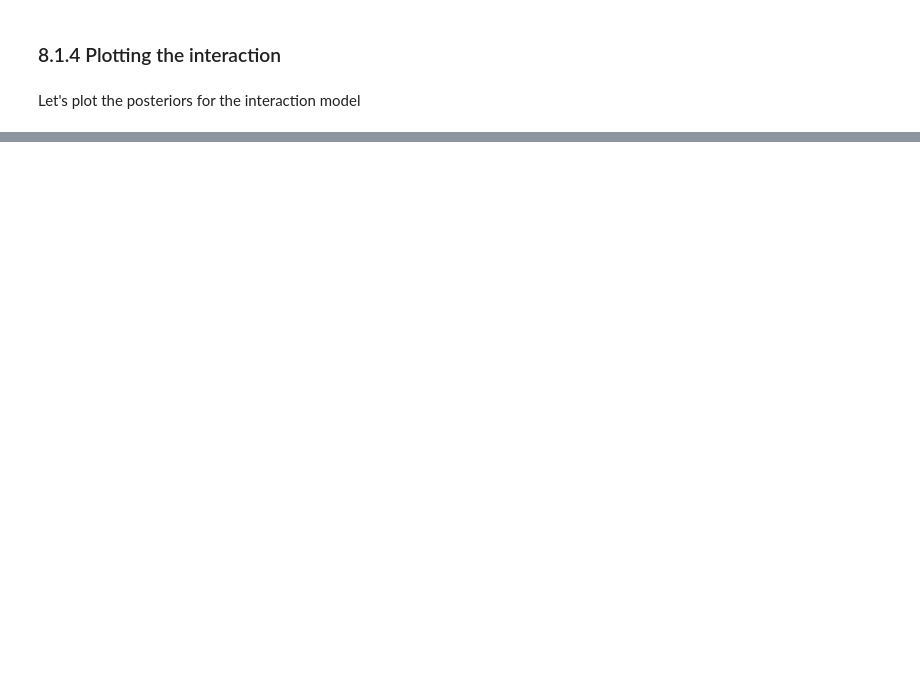
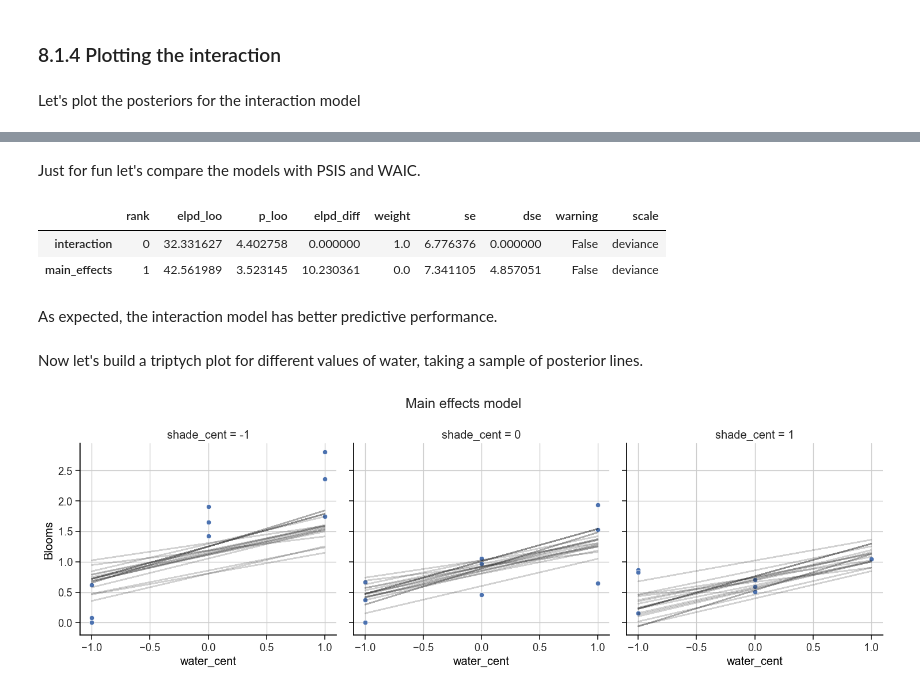
Before and after one commit to chris-leonard/statistical-rethinking, a Jupyter notebook: notes/chapter_8.ipynb, the cells around one changed output, grey strips where cells are left out. Saved outputs shown, nothing was run; the diff lists cells and outputs as text; code cells hidden in the pictures; blank space fills up the shorter version.

```diff
--- a/notes/chapter_8.ipynb
+++ b/notes/chapter_8.ipynb
@@ -35,6 +35,7 @@ KLINE_FILE = "kline.csv"
 REEDFROGS_FILE = "reedfrogs.csv"
 CARS_FILE = "cars.csv"
 RUGGED_FILE = "rugged.csv"
+TULIPS_FILE = "tulips.csv"
 
 RANDOM_SEED = 42
 # %% [markdown]
@@ -578,0 +766,30 @@ ax.legend(title="Continent");
+# %%
+coords = {
+    "obs": tulips.index,
+}
+with pm.Model(coords_mutable=coords) as m8_4:
+    # data
+    water_cent = pm.MutableData("water_cent", tulips.water_cent, dims="obs")
+    shade_cent = pm.MutableData("shade_cent", tulips.shade_cent, dims="obs")
+
+    # priors
+    alpha = pm.Normal("alpha", mu=0.5, sigma=0.25)
+    beta_w = pm.Normal("beta_w", mu=0, sigma=0.25)
+    beta_s = pm.Normal("beta_s", mu=0, sigma=0.25)
+    sigma = pm.Exponential("sigma", lam=1)
+
+    # model
+    mu = pm.Deterministic(
+        "mu", alpha + beta_w * water_cent + beta_s * shade_cent, dims="obs"
+    )
+
+    # likelihood
+    blooms_std = pm.Normal(
+        "blooms_std", mu=mu, sigma=sigma, observed=tulips.blooms_std, dims="obs"
+    )
+
+    # inference
+    trace_8_4 = pm.sample(
+        random_seed=RANDOM_SEED,
+        idata_kwargs={"log_likelihood": True},
+    )
@@ -578,0 +875,19 @@ ax.legend(title="Continent");
+# %% [markdown]
+Just for fun let's compare the models with PSIS and WAIC.
+# %%
+az.compare(
+    {
+        "main_effects": trace_8_4,
+        "interaction": trace_8_5,
+    },
+    ic="loo",
+    scale="deviance",
+)
+# %% [output]
+|  | rank | elpd_loo | p_loo | elpd_diff | weight | se | dse | warning | scale |
+| interaction | 0 | 32.331627 | 4.402758 | 0.000000 | 1.0 | 6.776376 | 0.000000 | False | deviance |
+| main_effects | 1 | 42.561989 | 3.523145 | 10.230361 | 0.0 | 7.341105 | 4.857051 | False | deviance |
+# %% [markdown]
+As expected, the interaction model has better predictive performance.
+# %% [markdown]
+Now let's build a triptych plot for different values of water, taking a sample of posterior lines.
@@ -578,0 +939,11 @@ ax.legend(title="Continent");
+# %%
+# main effects model
+plot_tulips_posterior_samples_triptych(
+    tulips,
+    trace_8_4,
+    x_name="water_cent",
+    strat_name="shade_cent",
+    suptitle="Main effects model",
+);
+# %% [output]
+[figure, added]
```
Also changed, not shown: parts of 58 cells of this notebook, 1 other file.
